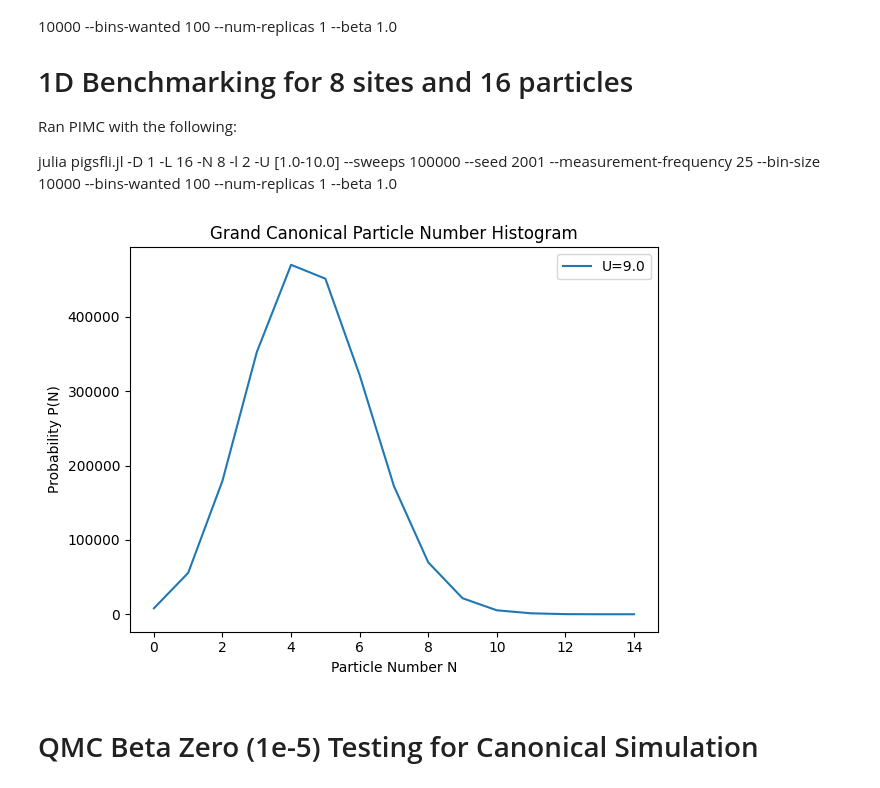
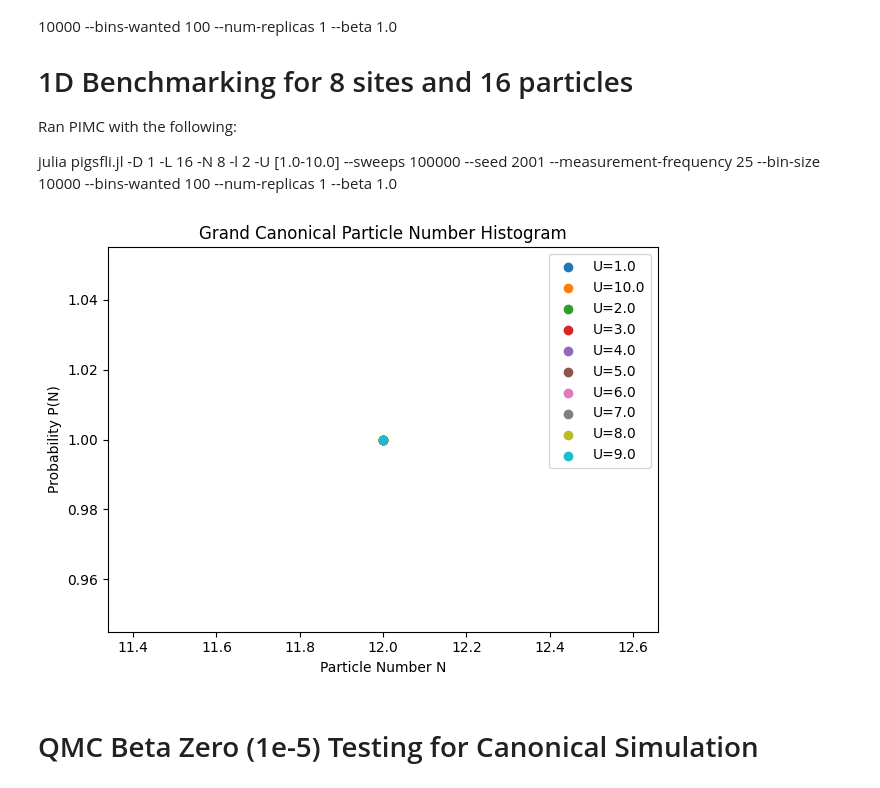
Before and after one commit to wmallah/BH_Gutzwiller_VMC, a Jupyter notebook: VMCBoseHubbard/analysis_scripts/benchmark.ipynb, the cells around one changed output. Saved outputs shown, nothing was run; the diff lists cells and outputs as text; code cells hidden in the pictures.

```diff
--- a/VMCBoseHubbard/analysis_scripts/benchmark.ipynb
+++ b/VMCBoseHubbard/analysis_scripts/benchmark.ipynb
@@ -308,28 +308,28 @@ julia pigsfli.jl -D 1 -L 16 -N 8 -l 2 -U [1.0-10.0] --sweeps 100000 --seed 2001
 # %%
 import glob
 
 files = sorted(glob.glob("../data/GC/1D/L12_N12/PN_hist_U*.dat"))
 
 for file in files:
     data = np.loadtxt(file, comments="#")
     if data.ndim == 1:
         data = data[None, :]  # handle single-line case
 
     N_vals = data[:, 0]
     counts = data[:, 1]
-    # counts /= counts.sum()  # Normalize
+    counts /= counts.sum()  # Normalize
 
     U = file.split("U")[-1].split(".dat")[0]
-    plt.plot(N_vals, counts, label=f"U={U}")
+    plt.scatter(N_vals, counts, label=f"U={U}")
 
 plt.xlabel("Particle Number N")
 plt.ylabel("Probability P(N)")
 plt.title("Grand Canonical Particle Number Histogram")
 plt.legend()
 plt.tight_layout()
 plt.show()
 # %% [output]
-[figure, old version]
+[figure, new version]
 # %% [markdown]
 # QMC Beta Zero (1e-5) Testing for Canonical Simulation
 # %%
```
Also changed, not shown: parts of 1 cell of this notebook, 33 other files.
